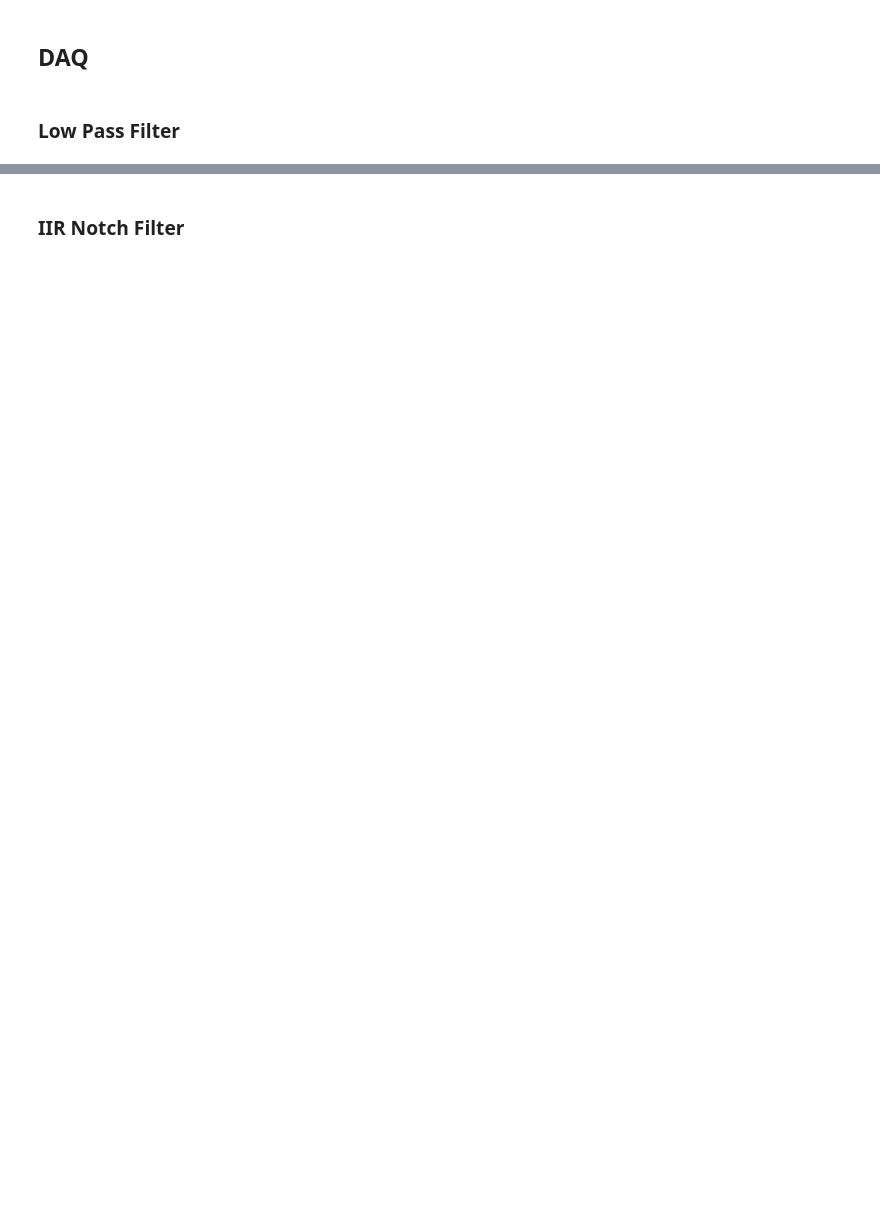
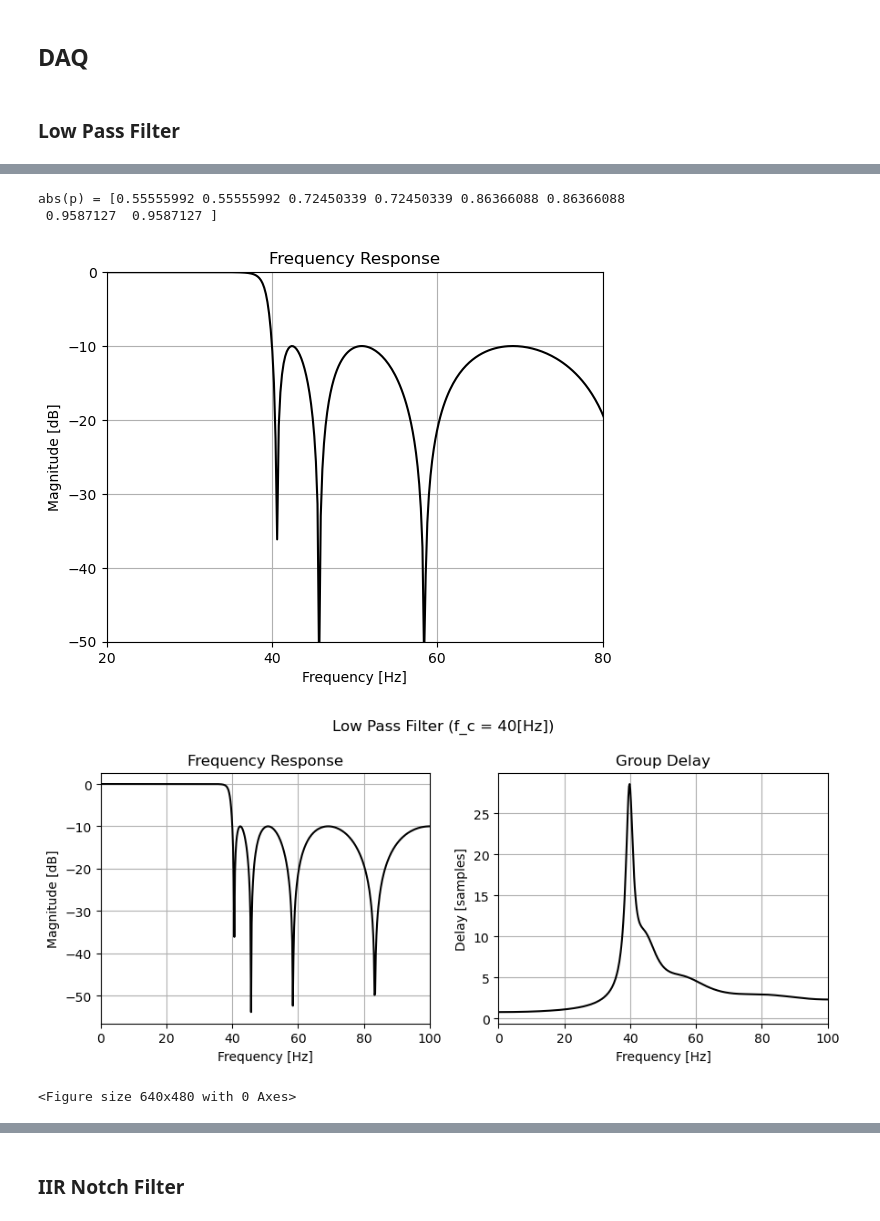
Before and after one commit to bryanmcelvy/microHeartMonitor, a Jupyter notebook: tools/filter_design/filt_design.ipynb, the cells around one changed output, grey strips where cells are left out. Cells and saved outputs as stored; diff of their text form; code cells hidden in the pictures; blank space fills up the shorter version.

```diff
--- a/tools/filter_design/filt_design.ipynb
+++ b/tools/filter_design/filt_design.ipynb
@@ -26,4 +44,5 @@ def convertToFixedPoint_Q31(xn):
 # %% [markdown]
 ### Low Pass Filter
 # %%
-sos = signal.iirfilter(N = 4, Wn = 40, btype="lowpass", ftype='butter', fs=fs, output='sos')
+sos1 = signal.iirfilter(N = 8, Wn = 40, btype="lowpass", rs=10, ftype='cheby2', fs=fs, output='sos')
+printBiquadInArmFormat(sos1)
@@ -29,0 +60,17 @@ sos = signal.iirfilter(N = 4, Wn = 40, btype="lowpass", ftype='butter', fs=fs, o
+# %%
+z1, p1, k1 = signal.sos2zpk(sos1)
+print(f"abs(p) = {np.abs(p1)}")
+
+b1, a1 = signal.sos2tf(sos1)
+
+plot_freq_resp(b1, a1, fs=fs, in_dB=True)
+plt.xlim([20, 80]); plt.ylim([-50, 0])
+
+plot_domain_f(b1, a1, fs=fs, in_dB=True, filt_name="Low Pass Filter (f_c = 40[Hz])")
+plot_pole_zero(b1, a1, filt_name="Low Pass Filter (f_c = 40[Hz])")
+# %% [output]
+abs(p) = [0.55555992 0.55555992 0.72450339 0.72450339 0.86366088 0.86366088
+ 0.9587127  0.9587127 ]
+[figure, added]
+[figure, added]
+<Figure size 640x480 with 0 Axes>
```
Also changed, not shown: parts of 12 cells of this notebook, 2 other files.
